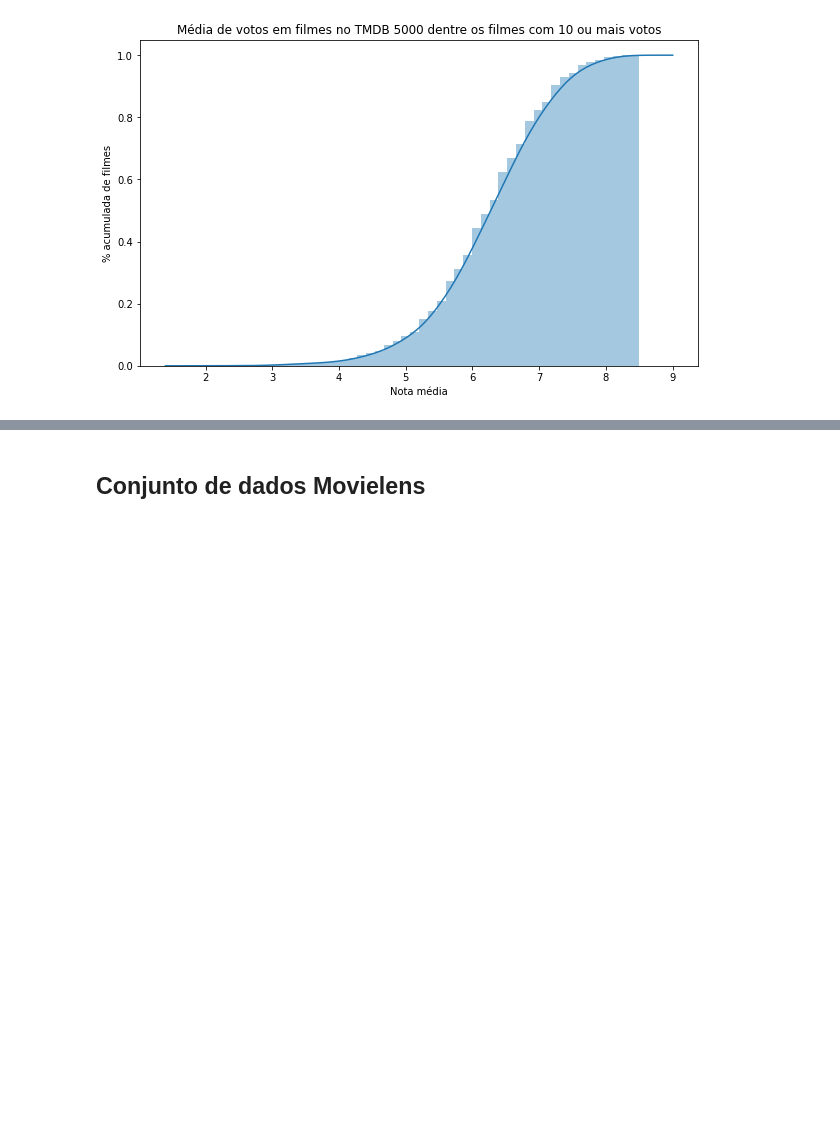
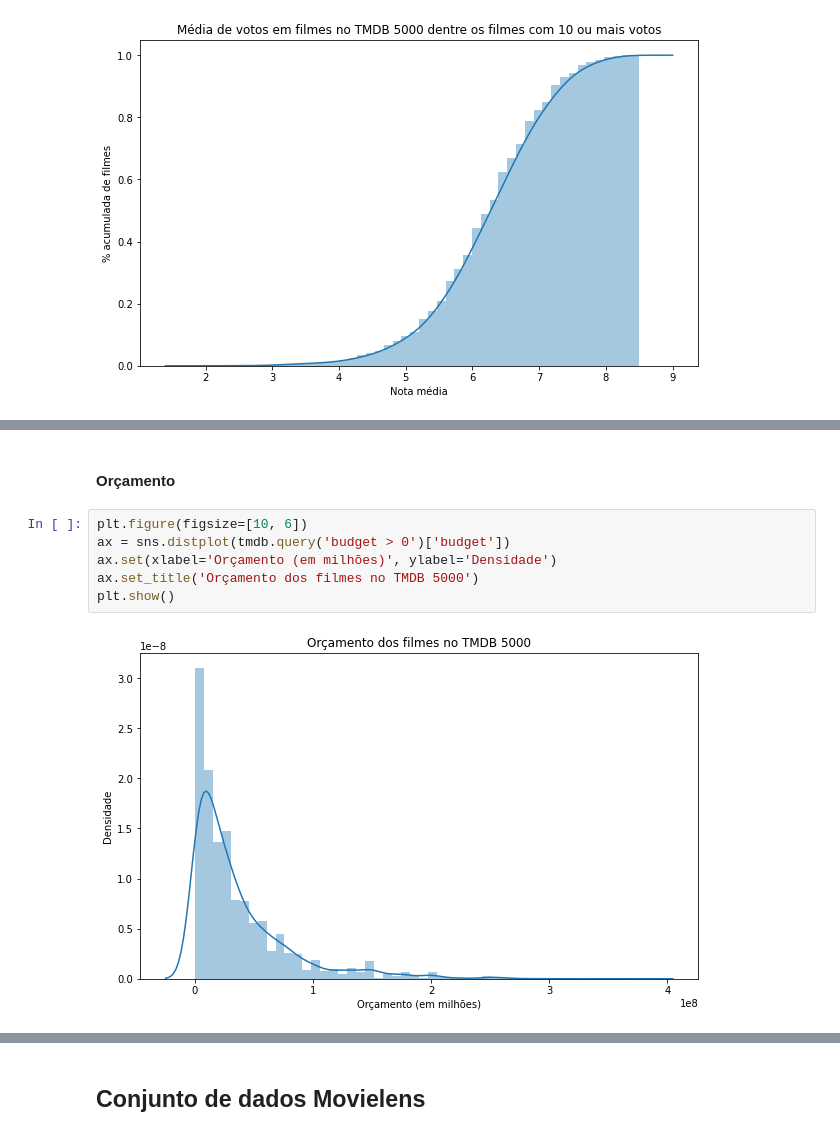
Before and after one commit to LilianeAquino/notebooks_cursos_alura, a Jupyter notebook: Estatística/Parte 4/Data_Science_Introdução_a_testes.ipynb, the cells around one changed output, grey strips where cells are left out. Cells and saved outputs as stored; diff of their text form; blank space fills up the shorter version.

```diff
--- a/Estatística/Parte 4/Data_Science_Introdução_a_testes.ipynb
+++ b/Estatística/Parte 4/Data_Science_Introdução_a_testes.ipynb
@@ -105,0 +118,10 @@ plt.show()
+# %% [markdown]
+#### Orçamento
+# %%
+plt.figure(figsize=[10, 6])
+ax = sns.distplot(tmdb.query('budget > 0')['budget'])
+ax.set(xlabel='Orçamento (em milhões)', ylabel='Densidade')
+ax.set_title('Orçamento dos filmes no TMDB 5000')
+plt.show()
+# %% [output]
+[figure, added]
```
Also changed, not shown: parts of 18 cells of this notebook.
